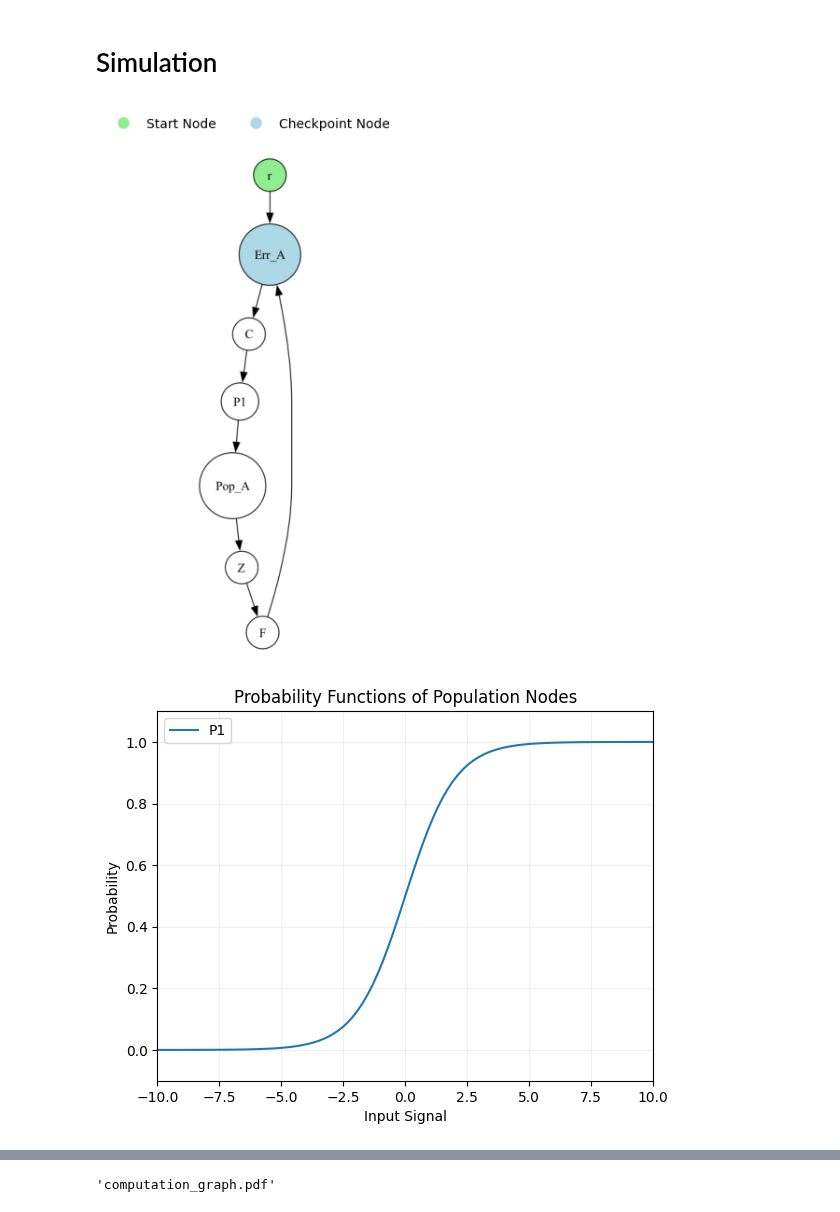
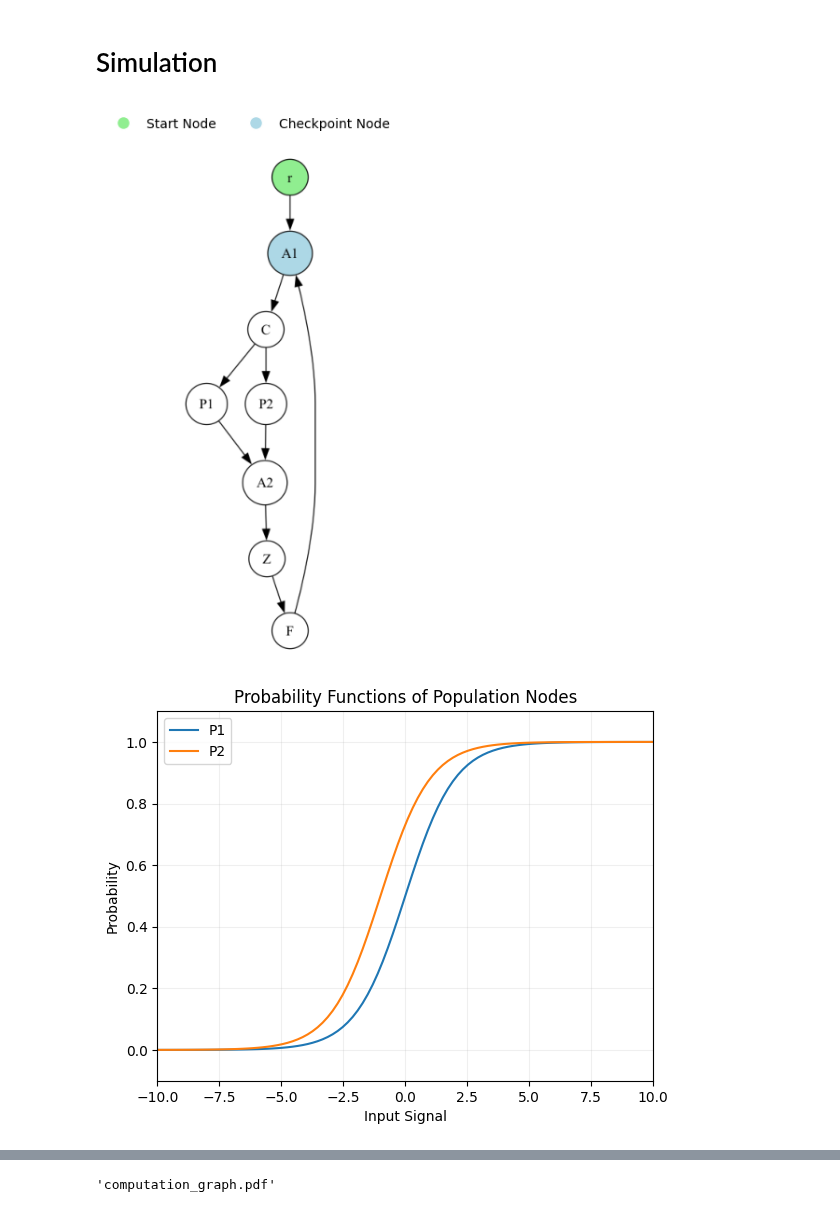
Before and after one commit to humancompatible/interconnect, a Jupyter notebook: examples/stable_simulation.ipynb, the cells around one changed output, grey strips where cells are left out. Cells and saved outputs as stored; diff of their text form; code cells hidden in the pictures.

Commit message:
Add second population to the stable_simulation.ipynb

```diff
--- a/examples/stable_simulation.ipynb
+++ b/examples/stable_simulation.ipynb
@@ -8,7 +8,7 @@ sys.path.append('../')
 from humancompatible.interconnect.simulators.nodes.reference import ReferenceSignal
 
 refsig = ReferenceSignal(name="r")
-refsig.set_reference_signal(0.3)
+refsig.set_reference_signal(3)
 # %% [markdown]
 # Aggregator
 # %%
@@ -39,8 +39,8 @@ class AggregatorLogic2:
         result = torch.sum(torch.stack([torch.sum(t) for t in self.tensors])).unsqueeze(dim=0)
         return result
 
-agg1 = Aggregator(name="Err_A", logic=AggregatorLogic1())
-agg2 = Aggregator(name="Pop_A", logic=AggregatorLogic2())
+agg1 = Aggregator(name="A1", logic=AggregatorLogic1())
+agg2 = Aggregator(name="A2", logic=AggregatorLogic2())
 # %% [markdown]
 # Controller
 # %%
@@ -70,27 +70,49 @@ cont = Controller(name="C", logic=PiControllerLogic(kp=0.5, ki=0.5))
 # %%
 from humancompatible.interconnect.simulators.nodes.population import Population
 
-class AgentLogic:
-    def __init__(self, s_const1 = 1.0, s_const2=1.0):
+class AgentLogic1:
+    def __init__(self, s_const1 = 1.0, s_const2=0.0):
         self.tensors = {"x": torch.tensor([0.0], requires_grad=True),
                         "s_const1": torch.tensor([s_const1], requires_grad=True, dtype=torch.float),
                         "s_const2": torch.tensor([s_const2], requires_grad=True, dtype=torch.float)}
         self.variables = ["x"]
 
     def _sigmoid(self, x):
-        return self.tensors["s_const1"] / (1 + torch.exp(-x*self.tensors["s_const2"]))
+        return self.tensors["s_const1"] / (1 + torch.exp(-x+self.tensors["s_const2"]))
 
     def forward(self, values, number_of_agents):
         self.tensors["x"] = values["x"]
 
-        random_numbers = 0 * torch.rand(number_of_agents) + self.tensors["x"]
+        random_numbers = torch.zeros(number_of_agents) + self.tensors["x"]
+        result = self._sigmoid(random_numbers)
+
+        return result
+
+class AgentLogic2:
+    def __init__(self, s_const1 = 1.0, s_const2=0.0):
+        self.tensors = {"x": torch.tensor([0.0], requires_grad=True),
+                        "s_const1": torch.tensor([s_const1], requires_grad=True, dtype=torch.float),
+                        "s_const2": torch.tensor([s_const2], requires_grad=True, dtype=torch.float)}
+        self.variables = ["x"]
+
+    def _sigmoid(self, x):
+        return self.tensors["s_const1"] / (1 + torch.exp(-x+self.tensors["s_const2"]))
+
+    def forward(self, values, number_of_agents):
+        self.tensors["x"] = values["x"]
+
+        random_numbers = torch.zeros(number_of_agents) + self.tensors["x"]
         result = self._sigmoid(random_numbers)
 
         return result
 
 pop1 = Population(name="P1",
-                  logic=AgentLogic(),
-                  number_of_agents=2)
+                  logic=AgentLogic1(),
+                  number_of_agents=10)
+
+pop2 = Population(name="P2",
+                  logic=AgentLogic2(s_const2=-1.0),
+                  number_of_agents=10)
 # %% [markdown]
 # Delay
 # %%
@@ -121,24 +143,26 @@ fil = Filterer(name="F", logic=FiltererLogic())
 # %%
 from humancompatible.interconnect.simulators.simulation import Simulation
 sim = Simulation()
 
-sim.system.add_nodes([refsig, agg1, agg2, cont, pop1, delay, fil])
+sim.system.add_nodes([refsig, agg1, agg2, cont, pop1, pop2, delay, fil])
 sim.system.connect_nodes(refsig, agg1)
 sim.system.connect_nodes(agg1, cont)
 sim.system.connect_nodes(cont, pop1)
+sim.system.connect_nodes(cont, pop2)
 sim.system.connect_nodes(pop1, agg2)
+sim.system.connect_nodes(pop2, agg2)
 sim.system.connect_nodes(agg2, delay)
 sim.system.connect_nodes(delay, fil)
 sim.system.connect_nodes(fil, agg1)
 
 sim.system.set_start_node(refsig)
 sim.system.set_checkpoint_node(agg1)
 
 sim.plot.render_graph()
 # %% [output]
-[figure, old version]
+[figure, new version]
 # %%
 sim.plot.population_probabilities(xMin=-10, xMax=10)
 # %% [output]
-[figure, old version]
+[figure, new version]
 # %%
```
Also changed, not shown: parts of 6 cells of this notebook, 1 other file.
